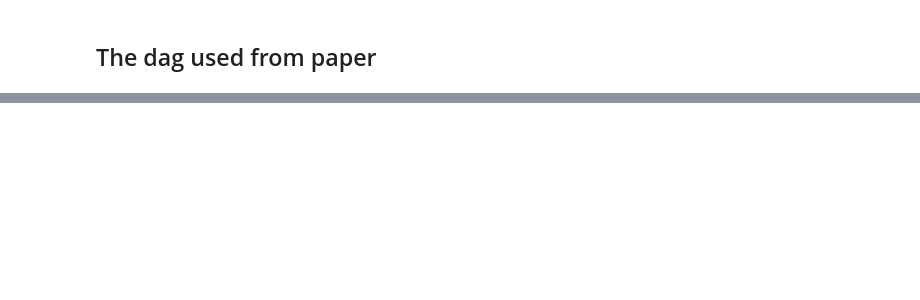
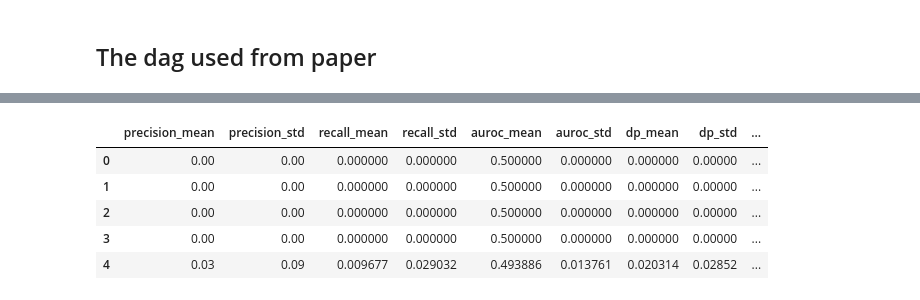
Before and after one commit to ShuaiWang97/UvA_FACT2022, a Jupyter notebook: EXPERIMENT_2.ipynb, the cells around one changed output, grey strips where cells are left out. Drawn from its saved outputs; the diff is of its cells as text; code cells hidden in the pictures; blank space fills up the shorter version.

```diff
--- a/EXPERIMENT_2.ipynb
+++ b/EXPERIMENT_2.ipynb
@@ -373,0 +1036,10 @@ eval_model(synth_data, dataset_test)
+# %%
+result_nd = pd.read_csv("result/credit_decaf_nd.csv")
+result_nd
+# %% [output]
+|  | precision_mean | precision_std | recall_mean | recall_std | auroc_mean | auroc_std | dp_mean | dp_std | ... |
+| 0 | 0.00 | 0.00 | 0.000000 | 0.000000 | 0.500000 | 0.000000 | 0.000000 | 0.00000 | ... |
+| 1 | 0.00 | 0.00 | 0.000000 | 0.000000 | 0.500000 | 0.000000 | 0.000000 | 0.00000 | ... |
+| 2 | 0.00 | 0.00 | 0.000000 | 0.000000 | 0.500000 | 0.000000 | 0.000000 | 0.00000 | ... |
+| 3 | 0.00 | 0.00 | 0.000000 | 0.000000 | 0.500000 | 0.000000 | 0.000000 | 0.00000 | ... |
+| 4 | 0.03 | 0.09 | 0.009677 | 0.029032 | 0.493886 | 0.013761 | 0.020314 | 0.02852 | ... |
```
Also changed, not shown: parts of 29 cells of this notebook, 6 other files.
